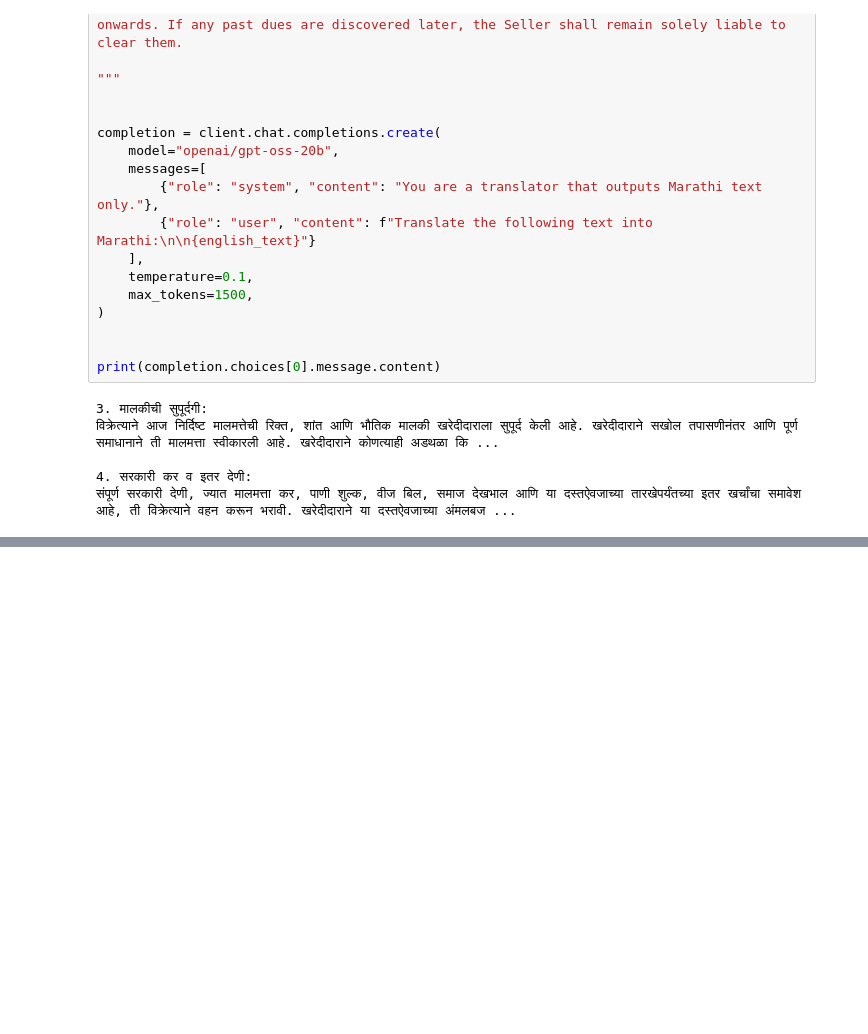
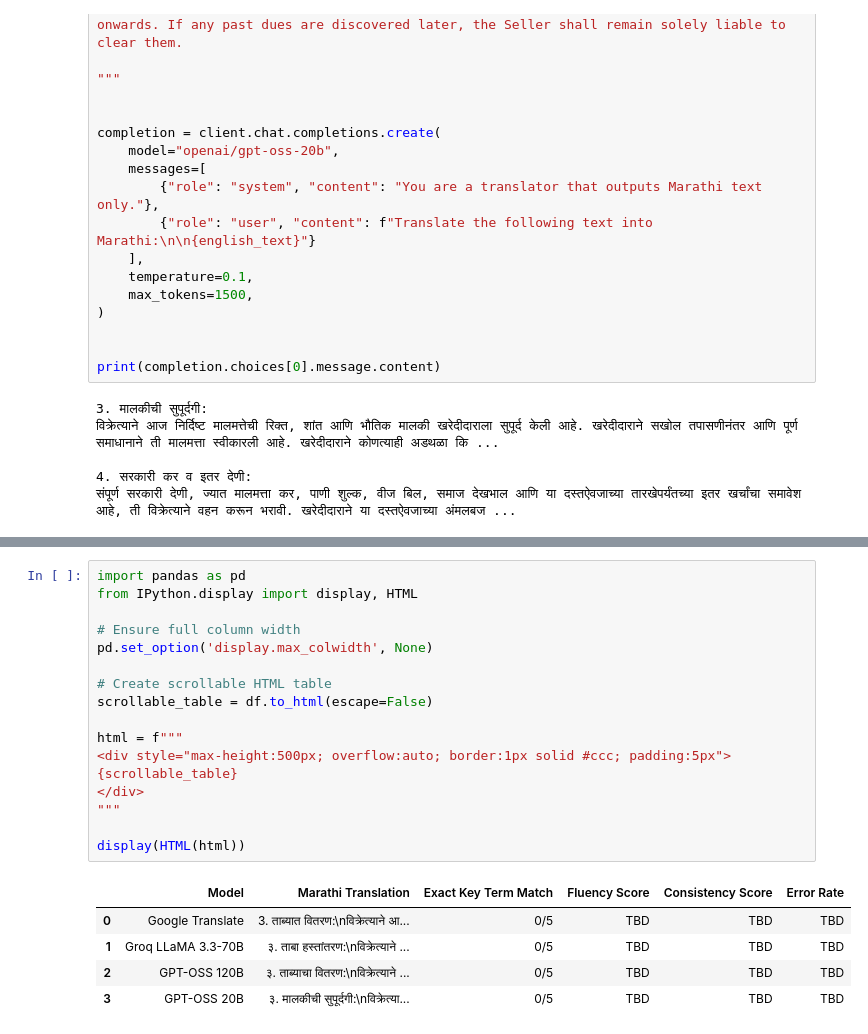
Before and after one commit to sadafhukkeri/Translation_models, a Jupyter notebook: groqmodel.ipynb, the cells around one changed output, grey strips where cells are left out. Saved outputs shown, nothing was run; the diff lists cells and outputs as text; blank space fills up the shorter version.

```diff
--- a/groqmodel.ipynb
+++ b/groqmodel.ipynb
@@ -92,0 +194,23 @@ print(completion.choices[0].message.content)
+# %%
+import pandas as pd
+from IPython.display import display, HTML
+
+# Ensure full column width
+pd.set_option('display.max_colwidth', None)
+
+# Create scrollable HTML table
+scrollable_table = df.to_html(escape=False)
+
+html = f"""
+<div style="max-height:500px; overflow:auto; border:1px solid #ccc; padding:5px">
+{scrollable_table}
+</div>
+"""
+
+display(HTML(html))
+# %% [output]
+|  | Model | Marathi Translation | Exact Key Term Match | Fluency Score | Consistency Score | Error Rate |
+| 0 | Google Translate | 3. ताब्यात वितरण:\nविक्रेत्याने आ... | 0/5 | TBD | TBD | TBD |
+| 1 | Groq LLaMA 3.3-70B | ३. ताबा हस्तांतरण:\nविक्रेत्याने ... | 0/5 | TBD | TBD | TBD |
+| 2 | GPT-OSS 120B | ३. ताब्याचा वितरण:\nविक्रेत्याने ... | 0/5 | TBD | TBD | TBD |
+| 3 | GPT-OSS 20B | ३. मालकीची सुपूर्दगी:\nविक्रेत्या... | 0/5 | TBD | TBD | TBD |
```
Also changed, not shown: parts of 4 cells of this notebook.
